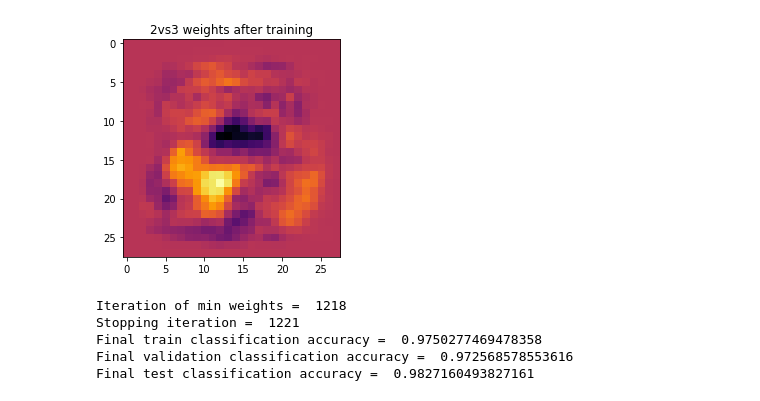
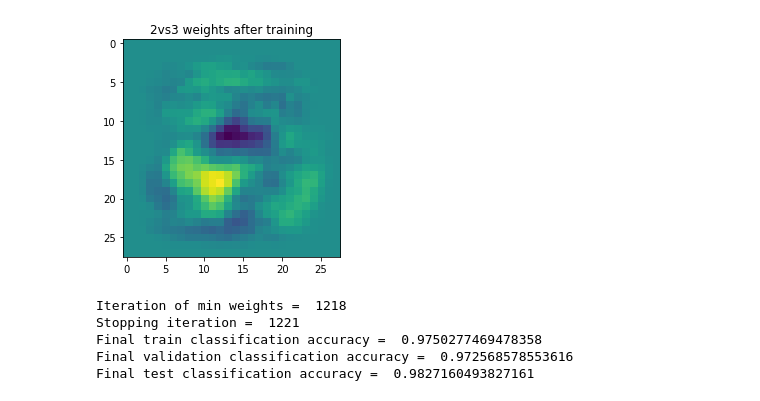
Before and after one commit to divya-pitta/neuralnets253, a Jupyter notebook: HW1/LogisticRegression.ipynb, the cells around one changed output. Cells and saved outputs as stored; diff of their text form; code cells hidden in the pictures.

```diff
--- a/HW1/LogisticRegression.ipynb
+++ b/HW1/LogisticRegression.ipynb
@@ -3,7 +3,7 @@
 
 from mnist import MNIST
 import numpy as np
-mndata = MNIST("/Users/jigyayadav/Desktop/Codes/neuralnets253/HW1")
+mndata = MNIST('C:\\Users\\Divya\\Google Drive\\Acads\\Courses-Winter2018\\CSE253-NeuralNetworks\\neuralnets253\\HW1')
 mndata.gz = True
 images, labels = mndata.load_training() #Images is a list of 60000 images of 784 dimensions, Labels is a list of 60000 ints
 imagesTest, labelsTest = mndata.load_testing()
@@ -76,7 +76,7 @@ def predictionAccuracy(x, weights, t):
         predictedOutput[i] = predictLabel(predictedOutput[i])
     return accuracy_score(t, predictedOutput)
 
-def errorFunction(weights, x, t):
+def errorFunction(weights, x, t, reg, l2):
     numExamples = len(x)
     predictedOutput = predictY(x, weights)
     error = 0
@@ -86,6 +86,10 @@ def errorFunction(weights, x, t):
             error += t[i]*math.log(predictedOutput[i])+(1-t[i])*math.log(1-predictedOutput[i])
             examplesCounted += 1
     error = -1*(error/examplesCounted)
+    if(l2):
+        error += reg*np.sum(np.square(weights))
+    else:
+        error += reg*np.sum(np.abs(weights))
     return error
 
 def sigmoid(x):
@@ -146,15 +150,15 @@ def gradientDescent(x, t, testLam, regularization, annealingParameter, l2):
     arrValidationClassificationAccuracy = []
     arrTestClassificationAccuracy = []
 
-    for i in range(10000):
+    for i in range(1000):
         currLearningRate = testLam/(1+(i/annealingParameter))
         weights = updateWeights(weights, images_train, labels_train, currLearningRate, regularization, l2)
         trainAccuracy = predictionAccuracy(images_train, weights, labels_train)
         validationAccuracy = predictionAccuracy(images_validation, weights, labels_validation)
         testAccuracy = predictionAccuracy(images_test, weights, labels_test)
-        currValidationError = errorFunction(weights, images_validation, labels_validation)
-        currTestError = errorFunction(weights, images_test, labels_test)
-        currTrainError = errorFunction(weights, images_train, labels_train)
+        currValidationError = errorFunction(weights, images_validation, labels_validation, regularization, l2)
+        currTestError = errorFunction(weights, images_test, labels_test, regularization, l2)
+        currTrainError = errorFunction(weights, images_train, labels_train, regularization, l2)
         arrTrainingError.append(currTrainError)
         arrValidationError.append(currValidationError)
         arrTestError.append(currTestError)
@@ -218,8 +222,8 @@ x = [images_train, images_validation, images_test]
 t = [labels_train, labels_validation, labels_test]
 generatedWeights = []
 
-for learning_rate in [0.001, 0.01, 0.1]:
+for learning_rate in [0.1]:
     print("Learning rate = ", learning_rate)
-    weightsCurr = gradientDescent(x, t, learning_rate, 0.0, 10000, True)
+    weightsCurr = gradientDescent(x, t, learning_rate, 0.0, 1000, True)
     generatedWeights.append(weightsCurr)
 # %% [output]
@@ -280,12 +237,12 @@ Final test classification accuracy =  0.9827160493827161
 # %%
 # 2 vs 3 with learning rate 0.1
 
-theta23Image = np.resize(np.array(generatedWeights[2][1:]),(28,28))
-plt.imshow(theta23Image,interpolation='none', cmap='inferno')
+theta23Image = np.resize(np.array(generatedWeights[0][1:]),(28,28))
+plt.imshow(theta23Image,interpolation='none')
 plt.title("2vs3 weights after training")
 plt.show()
 # %% [output]
-[figure, old version]
+[figure, new version]
 # %%
 # Best learning rate = 0.1
 
```
Also changed, not shown: parts of 2 cells of this notebook, 2 other files.
